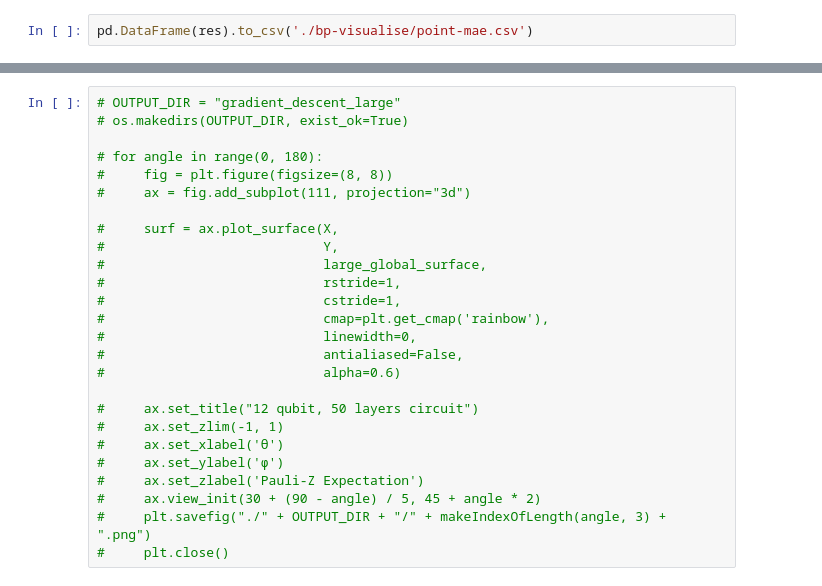
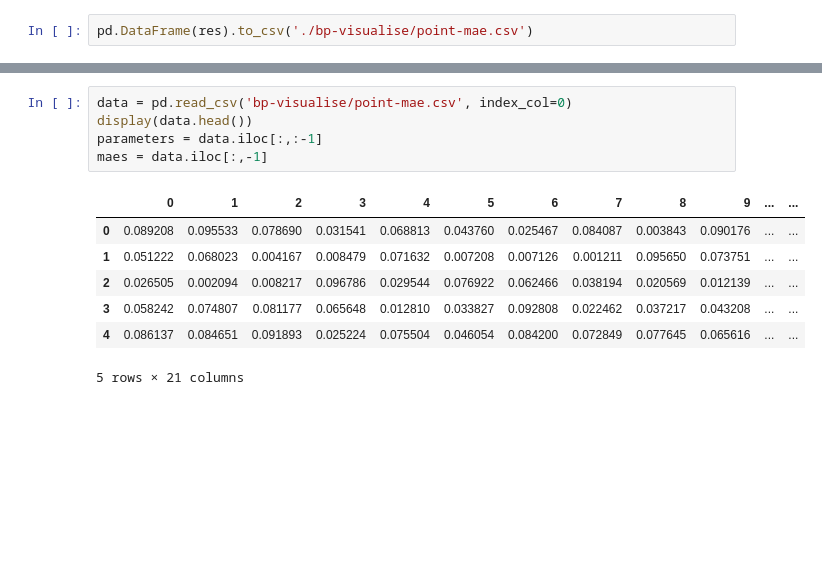
Before and after one commit to NNCT2904/VQA-Notes-v2, a Jupyter notebook: BP_visualization_example.ipynb, the cells around one changed output, grey strips where cells are left out. Cells and saved outputs as stored; diff of their text form; blank space fills up the shorter version.

```diff
--- a/BP_visualization_example.ipynb
+++ b/BP_visualization_example.ipynb
@@ -271,26 +121,13 @@ X, Y = np.meshgrid(X, Y)
-# %%
-# OUTPUT_DIR = "gradient_descent_large"
-# os.makedirs(OUTPUT_DIR, exist_ok=True)
-
-# for angle in range(0, 180):
-#     fig = plt.figure(figsize=(8, 8))
-#     ax = fig.add_subplot(111, projection="3d")
-
-#     surf = ax.plot_surface(X,
-#                            Y,
-#                            large_global_surface,
-#                            rstride=1,
-#                            cstride=1,
-#                            cmap=plt.get_cmap('rainbow'),
-#                            linewidth=0,
-#                            antialiased=False,
-#                            alpha=0.6)
-
-#     ax.set_title("12 qubit, 50 layers circuit")
-#     ax.set_zlim(-1, 1)
-#     ax.set_xlabel('θ')
-#     ax.set_ylabel('φ')
-#     ax.set_zlabel('Pauli-Z Expectation')
-#     ax.view_init(30 + (90 - angle) / 5, 45 + angle * 2)
-#     plt.savefig("./" + OUTPUT_DIR + "/" + makeIndexOfLength(angle, 3) + ".png")
-#     plt.close()
+# %%
+data = pd.read_csv('bp-visualise/point-mae.csv', index_col=0)
+display(data.head())
+parameters = data.iloc[:,:-1]
+maes = data.iloc[:,-1]
+# %% [output]
+|  | 0 | 1 | 2 | 3 | 4 | 5 | 6 | 7 | 8 | 9 | ... | ... |
+| 0 | 0.089208 | 0.095533 | 0.078690 | 0.031541 | 0.068813 | 0.043760 | 0.025467 | 0.084087 | 0.003843 | 0.090176 | ... | ... |
+| 1 | 0.051222 | 0.068023 | 0.004167 | 0.008479 | 0.071632 | 0.007208 | 0.007126 | 0.001211 | 0.095650 | 0.073751 | ... | ... |
+| 2 | 0.026505 | 0.002094 | 0.008217 | 0.096786 | 0.029544 | 0.076922 | 0.062466 | 0.038194 | 0.020569 | 0.012139 | ... | ... |
+| 3 | 0.058242 | 0.074807 | 0.081177 | 0.065648 | 0.012810 | 0.033827 | 0.092808 | 0.022462 | 0.037217 | 0.043208 | ... | ... |
+| 4 | 0.086137 | 0.084651 | 0.091893 | 0.025224 | 0.075504 | 0.046054 | 0.084200 | 0.072849 | 0.077645 | 0.065616 | ... | ... |
+5 rows × 21 columns
```
Also changed, not shown: parts of 15 cells of this notebook, 3 other files.
